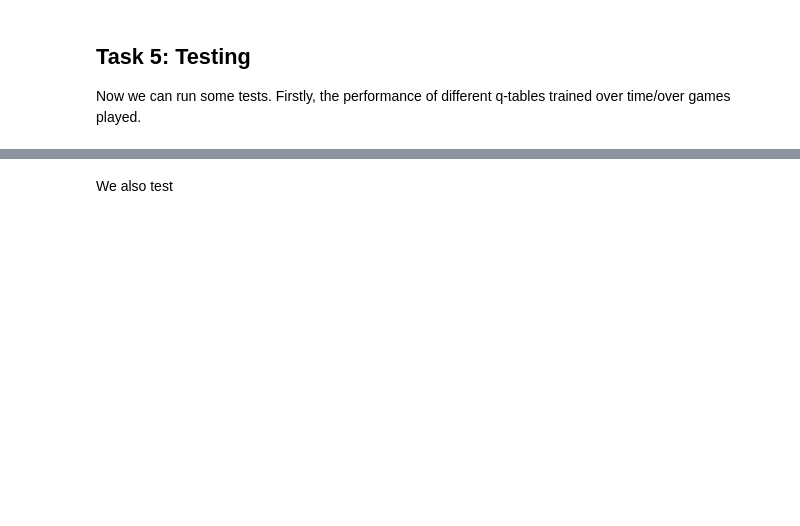
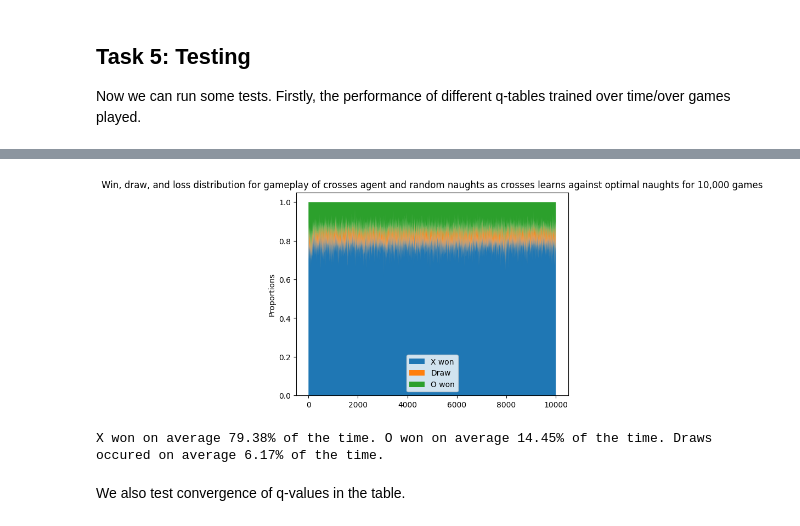
Before and after one commit to taffycheez/Reinforcement_Learning_Summer25-26, a Jupyter notebook: Tic-Tac-Toe/tic_tac_toe_q_learning.ipynb, the cells around one changed output, grey strips where cells are left out. Cells and saved outputs as stored; diff of their text form; code cells hidden in the pictures; blank space fills up the shorter version.

```diff
--- a/Tic-Tac-Toe/tic_tac_toe_q_learning.ipynb
+++ b/Tic-Tac-Toe/tic_tac_toe_q_learning.ipynb
@@ -672,2 +729,40 @@ X won on average 66.50% of the time. O won on average 23.56% of the time. Draws
+# %%
+"""This code plots the proportion of wins, losses and draws for x over 100 games after each of 1000 epsiodes of learning of one game each, for an agent training
+against an optimal player but playing against a random one."""
+
+ws = []
+ds = []
+ls = []
+q_table = q_learning(1, 'learning', q_table_optimal_opponent, 5, 0.1)
+for i in range(10000):
+    q_table = q_learning(1, 'learning', q_table_optimal_opponent, 5, 0.1, q_table)
+    gamelist = play_tic_tac_toe(100, q_table, 'random')
+    x_wins = 0
+    o_wins = 0
+    draws = 0
+    for game in gamelist:
+        if game[-1] == 1:
+            x_wins += 1
+        elif game[-1] == -1:
+            o_wins += 1
+        else:
+            draws += 1
+    ws.append(x_wins/100)
+    ds.append(draws/100)
+    ls.append(o_wins/100)
+
+xs = np.arange(0, 10000, 1)
+
+plt.subplot()
+plt.stackplot(xs, ws, ds, ls, labels=['X won', 'Draw', 'O won'])
+plt.ylabel('Proportions')
+plt.legend()
+plt.title('Win, draw, and loss distribution for gameplay of crosses agent and random naughts as crosses learns against optimal naughts for 10,000 games')
+plt.show()
+
+print(f"X won on average {100 * sum(ws) / len(ws):.2f}% of the time. O won on average {100 * sum(ls) / len(ls):.2f}% of the time. Draws occured on average {100 * sum(ds) / len(ds):.2f}% of the time.")
+# %% [output]
+[figure, added]
+X won on average 79.38% of the time. O won on average 14.45% of the time. Draws occured on average 6.17% of the time.
 # %% [markdown]
-We also test
+We also test convergence of q-values in the table.
```
Also changed, not shown: parts of 10 cells of this notebook, 4 other files.
